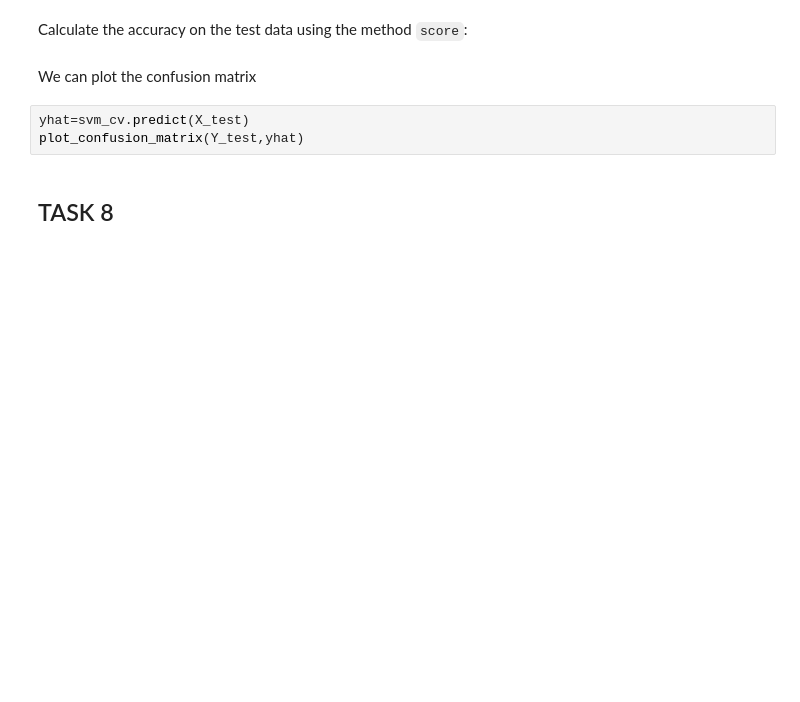
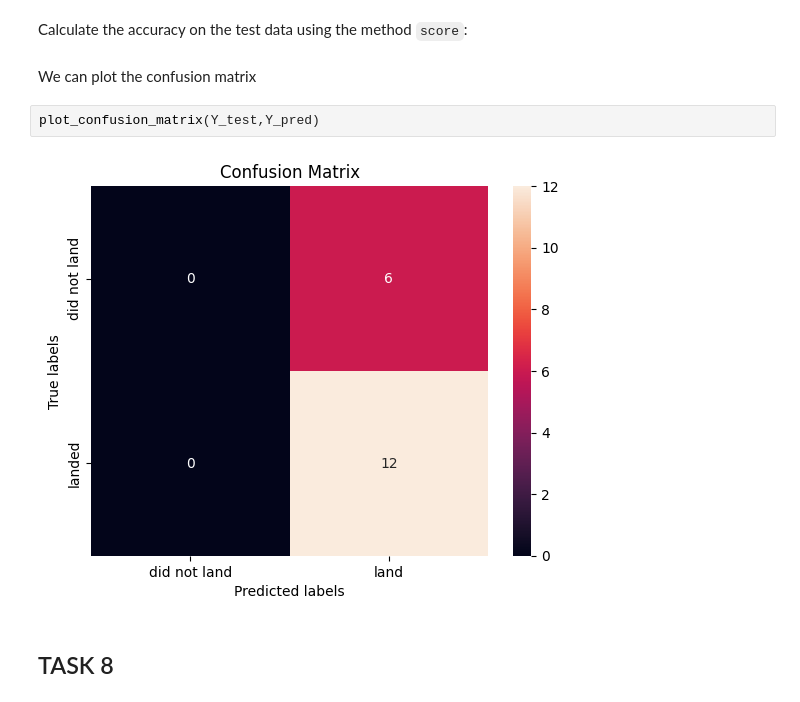
Before and after one commit to diogodiasgrilo/Data-Science-Notebooks, a Jupyter notebook: IBM_Data_Science_Capstone_Project/Model Building.ipynb, the cells around one changed output. Drawn from its saved outputs; the diff is of its cells as text; blank space fills up the shorter version.

```diff
--- a/IBM_Data_Science_Capstone_Project/Model Building.ipynb
+++ b/IBM_Data_Science_Capstone_Project/Model Building.ipynb
@@ -219,9 +228,10 @@ AttributeError: ignored
 Calculate the accuracy on the test data using the method <code>score</code>:
 # %% [markdown]
 We can plot the confusion matrix
-# %%
-yhat=svm_cv.predict(X_test)
-plot_confusion_matrix(Y_test,yhat)
+# %%
+plot_confusion_matrix(Y_test,Y_pred)
+# %% [output]
+[figure, added]
 # %% [markdown]
 ## TASK  8
 # %% [markdown]
```
Also changed, not shown: parts of 8 cells of this notebook.
